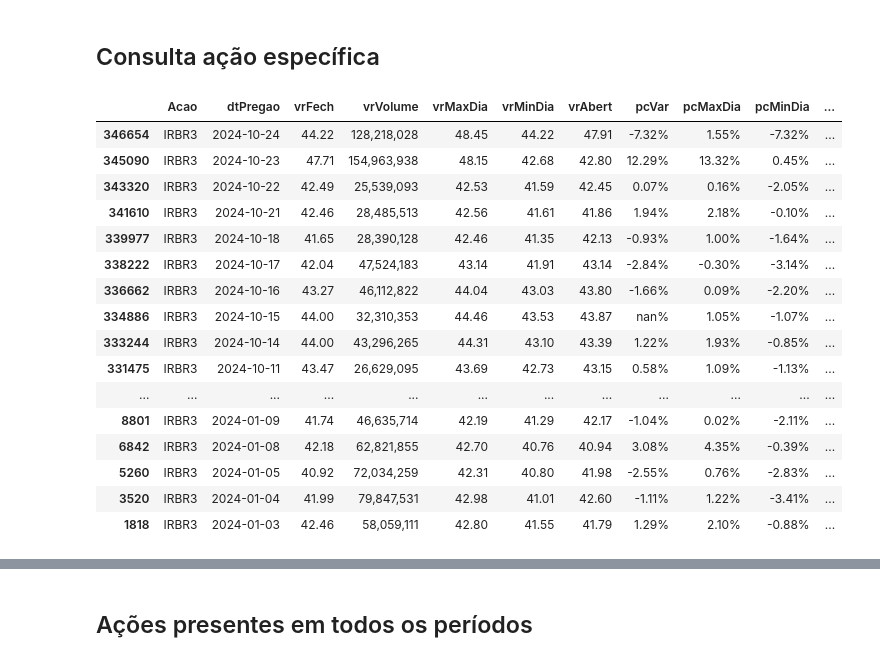
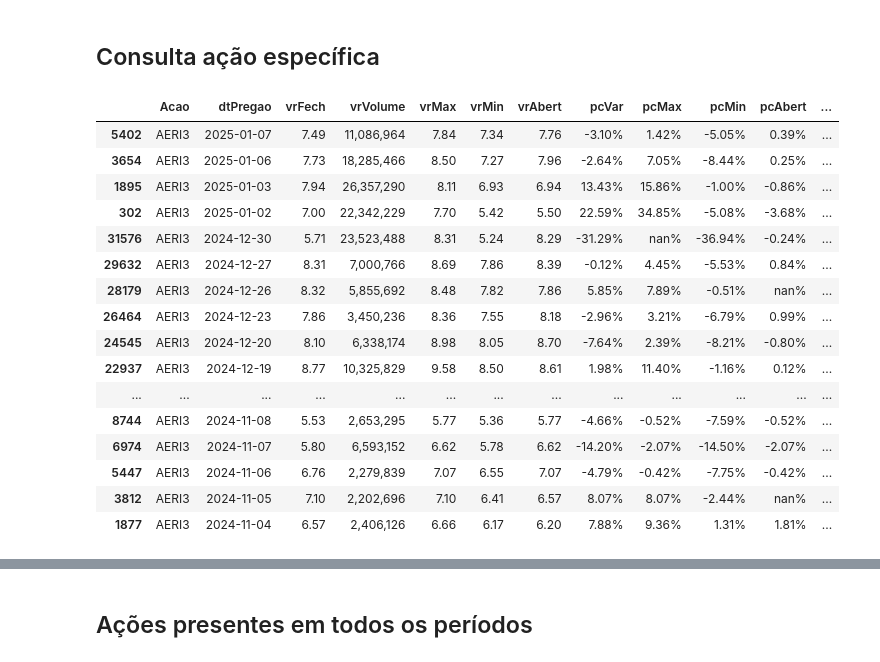
Before and after one commit to alexandre-esmeraldo/StockManager, a Jupyter notebook: StockManager_Processamento.ipynb, the cells around one changed output, grey strips where cells are left out. Saved outputs shown, nothing was run; the diff lists cells and outputs as text; code cells hidden in the pictures.

```diff
--- a/StockManager_Processamento.ipynb
+++ b/StockManager_Processamento.ipynb
@@ -253,25 +270,25 @@ printmd(f'**<div class={font_color}>{hoje}, Status {a}</div>**')
 # %% [markdown]
 ## Consulta ação específica
 # %%
-consulta_acao_formatada(df, "irbr3")
+consulta_acao_formatada(df, "AERI3")
 # %% [output]
-|  | Acao | dtPregao | vrFech | vrVolume | vrMaxDia | vrMinDia | vrAbert | pcVar | pcMaxDia | pcMinDia | ... |
-| 346654 | IRBR3 | 2024-10-24 | 44.22 | 128,218,028 | 48.45 | 44.22 | 47.91 | -7.32% | 1.55% | -7.32% | ... |
-| 345090 | IRBR3 | 2024-10-23 | 47.71 | 154,963,938 | 48.15 | 42.68 | 42.80 | 12.29% | 13.32% | 0.45% | ... |
-| 343320 | IRBR3 | 2024-10-22 | 42.49 | 25,539,093 | 42.53 | 41.59 | 42.45 | 0.07% | 0.16% | -2.05% | ... |
-| 341610 | IRBR3 | 2024-10-21 | 42.46 | 28,485,513 | 42.56 | 41.61 | 41.86 | 1.94% | 2.18% | -0.10% | ... |
-| 339977 | IRBR3 | 2024-10-18 | 41.65 | 28,390,128 | 42.46 | 41.35 | 42.13 | -0.93% | 1.00% | -1.64% | ... |
-| 338222 | IRBR3 | 2024-10-17 | 42.04 | 47,524,183 | 43.14 | 41.91 | 43.14 | -2.84% | -0.30% | -3.14% | ... |
-| 336662 | IRBR3 | 2024-10-16 | 43.27 | 46,112,822 | 44.04 | 43.03 | 43.80 | -1.66% | 0.09% | -2.20% | ... |
-| 334886 | IRBR3 | 2024-10-15 | 44.00 | 32,310,353 | 44.46 | 43.53 | 43.87 | nan% | 1.05% | -1.07% | ... |
-| 333244 | IRBR3 | 2024-10-14 | 44.00 | 43,296,265 | 44.31 | 43.10 | 43.39 | 1.22% | 1.93% | -0.85% | ... |
-| 331475 | IRBR3 | 2024-10-11 | 43.47 | 26,629,095 | 43.69 | 42.73 | 43.15 | 0.58% | 1.09% | -1.13% | ... |
-| ... | ... | ... | ... | ... | ... | ... | ... | ... | ... | ... | ... |
-| 8801 | IRBR3 | 2024-01-09 | 41.74 | 46,635,714 | 42.19 | 41.29 | 42.17 | -1.04% | 0.02% | -2.11% | ... |
-| 6842 | IRBR3 | 2024-01-08 | 42.18 | 62,821,855 | 42.70 | 40.76 | 40.94 | 3.08% | 4.35% | -0.39% | ... |
-| 5260 | IRBR3 | 2024-01-05 | 40.92 | 72,034,259 | 42.31 | 40.80 | 41.98 | -2.55% | 0.76% | -2.83% | ... |
-| 3520 | IRBR3 | 2024-01-04 | 41.99 | 79,847,531 | 42.98 | 41.01 | 42.60 | -1.11% | 1.22% | -3.41% | ... |
-| 1818 | IRBR3 | 2024-01-03 | 42.46 | 58,059,111 | 42.80 | 41.55 | 41.79 | 1.29% | 2.10% | -0.88% | ... |
+|  | Acao | dtPregao | vrFech | vrVolume | vrMax | vrMin | vrAbert | pcVar | pcMax | pcMin | pcAbert | ... |
+| 5402 | AERI3 | 2025-01-07 | 7.49 | 11,086,964 | 7.84 | 7.34 | 7.76 | -3.10% | 1.42% | -5.05% | 0.39% | ... |
+| 3654 | AERI3 | 2025-01-06 | 7.73 | 18,285,466 | 8.50 | 7.27 | 7.96 | -2.64% | 7.05% | -8.44% | 0.25% | ... |
+| 1895 | AERI3 | 2025-01-03 | 7.94 | 26,357,290 | 8.11 | 6.93 | 6.94 | 13.43% | 15.86% | -1.00% | -0.86% | ... |
+| 302 | AERI3 | 2025-01-02 | 7.00 | 22,342,229 | 7.70 | 5.42 | 5.50 | 22.59% | 34.85% | -5.08% | -3.68% | ... |
+| 31576 | AERI3 | 2024-12-30 | 5.71 | 23,523,488 | 8.31 | 5.24 | 8.29 | -31.29% | nan% | -36.94% | -0.24% | ... |
+| 29632 | AERI3 | 2024-12-27 | 8.31 | 7,000,766 | 8.69 | 7.86 | 8.39 | -0.12% | 4.45% | -5.53% | 0.84% | ... |
+| 28179 | AERI3 | 2024-12-26 | 8.32 | 5,855,692 | 8.48 | 7.82 | 7.86 | 5.85% | 7.89% | -0.51% | nan% | ... |
+| 26464 | AERI3 | 2024-12-23 | 7.86 | 3,450,236 | 8.36 | 7.55 | 8.18 | -2.96% | 3.21% | -6.79% | 0.99% | ... |
+| 24545 | AERI3 | 2024-12-20 | 8.10 | 6,338,174 | 8.98 | 8.05 | 8.70 | -7.64% | 2.39% | -8.21% | -0.80% | ... |
+| 22937 | AERI3 | 2024-12-19 | 8.77 | 10,325,829 | 9.58 | 8.50 | 8.61 | 1.98% | 11.40% | -1.16% | 0.12% | ... |
+| ... | ... | ... | ... | ... | ... | ... | ... | ... | ... | ... | ... | ... |
+| 8744 | AERI3 | 2024-11-08 | 5.53 | 2,653,295 | 5.77 | 5.36 | 5.77 | -4.66% | -0.52% | -7.59% | -0.52% | ... |
+| 6974 | AERI3 | 2024-11-07 | 5.80 | 6,593,152 | 6.62 | 5.78 | 6.62 | -14.20% | -2.07% | -14.50% | -2.07% | ... |
+| 5447 | AERI3 | 2024-11-06 | 6.76 | 2,279,839 | 7.07 | 6.55 | 7.07 | -4.79% | -0.42% | -7.75% | -0.42% | ... |
+| 3812 | AERI3 | 2024-11-05 | 7.10 | 2,202,696 | 7.10 | 6.41 | 6.57 | 8.07% | 8.07% | -2.44% | nan% | ... |
+| 1877 | AERI3 | 2024-11-04 | 6.57 | 2,406,126 | 6.66 | 6.17 | 6.20 | 7.88% | 9.36% | 1.31% | 1.81% | ... |
 # %%
 buttons = widgets.HBox(lista_buttons)
 widgets.VBox([buttons, output])
```
Also changed, not shown: parts of 18 cells of this notebook.
